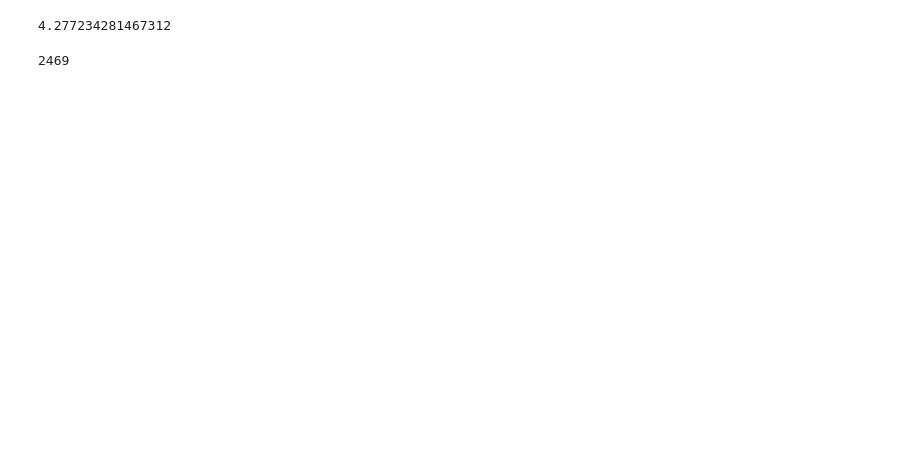
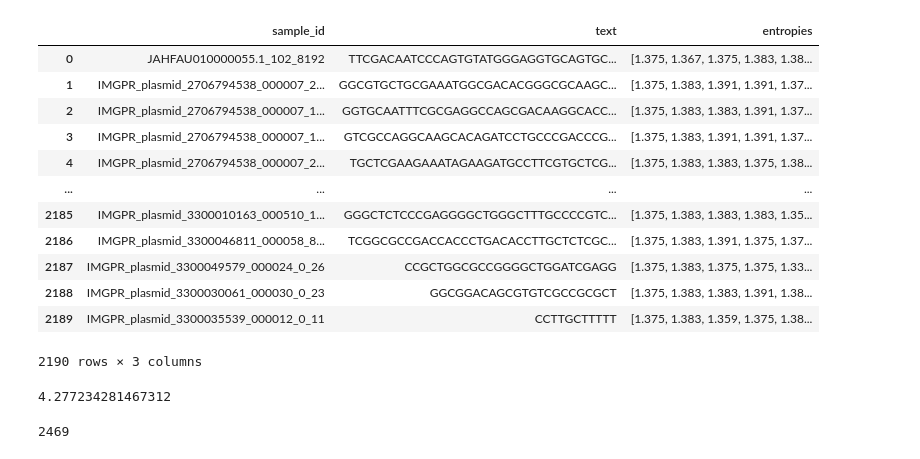
Before and after one commit to bowang-lab/dnaBLT, a Jupyter notebook: assess_patch_size.ipynb, the cells around one changed output. Drawn from its saved outputs; the diff is of its cells as text; code cells hidden in the pictures; blank space fills up the shorter version.

```diff
--- a/assess_patch_size.ipynb
+++ b/assess_patch_size.ipynb
@@ -3,15 +3,31 @@ import pyarrow as pa
 import numpy as np
 
 # Function to read and display entropies from an arrow file
-with pa.memory_map("entropies_rank0.arrow", 'r') as source:
+with pa.memory_map("outputs/entropies_validation_cloned.arrow", 'r') as source:
     reader = pa.ipc.open_file(source)
             # Read all batches
     df1 = reader.read_pandas()
 
-with pa.memory_map("entropies_rank1.arrow", 'r') as source:
-    reader = pa.ipc.open_file(source)
-            # Read all batches
-    df2 = reader.read_pandas()
+# with pa.memory_map("entropies_rank1.arrow", 'r') as source:
+#     reader = pa.ipc.open_file(source)
+#             # Read all batches
+#     df2 = reader.read_pandas()
+# %%
+df1
+# %% [output]
+|  | sample_id | text | entropies |
+| 0 | JAHFAU010000055.1_102_8192 | TTCGACAATCCCAGTGTATGGGAGGTGCAGTGC... | [1.375, 1.367, 1.375, 1.383, 1.38... |
+| 1 | IMGPR_plasmid_2706794538_000007_2... | GGCGTGCTGCGAAATGGCGACACGGGCGCAAGC... | [1.375, 1.383, 1.391, 1.391, 1.37... |
+| 2 | IMGPR_plasmid_2706794538_000007_1... | GGTGCAATTTCGCGAGGCCAGCGACAAGGCACC... | [1.375, 1.383, 1.383, 1.391, 1.37... |
+| 3 | IMGPR_plasmid_2706794538_000007_1... | GTCGCCAGGCAAGCACAGATCCTGCCCGACCCG... | [1.375, 1.383, 1.391, 1.391, 1.37... |
+| 4 | IMGPR_plasmid_2706794538_000007_2... | TGCTCGAAGAAATAGAAGATGCCTTCGTGCTCG... | [1.375, 1.383, 1.383, 1.375, 1.38... |
+| ... | ... | ... | ... |
+| 2185 | IMGPR_plasmid_3300010163_000510_1... | GGGCTCTCCCGAGGGGCTGGGCTTTGCCCCGTC... | [1.375, 1.383, 1.383, 1.383, 1.35... |
+| 2186 | IMGPR_plasmid_3300046811_000058_8... | TCGGCGCCGACCACCCTGACACCTTGCTCTCGC... | [1.375, 1.383, 1.391, 1.375, 1.37... |
+| 2187 | IMGPR_plasmid_3300049579_000024_0_26 | CCGCTGGCGCCGGGGCTGGATCGAGG | [1.375, 1.383, 1.375, 1.375, 1.33... |
+| 2188 | IMGPR_plasmid_3300030061_000030_0_23 | GGCGGACAGCGTGTCGCCGCGCT | [1.375, 1.383, 1.383, 1.391, 1.38... |
+| 2189 | IMGPR_plasmid_3300035539_000012_0_11 | CCTTGCTTTTT | [1.375, 1.383, 1.359, 1.375, 1.38... |
+2190 rows × 3 columns
 # %%
 def count_mask_occurrences(mask):
     from collections import defaultdict
```
Also changed, not shown: 6 other files.
